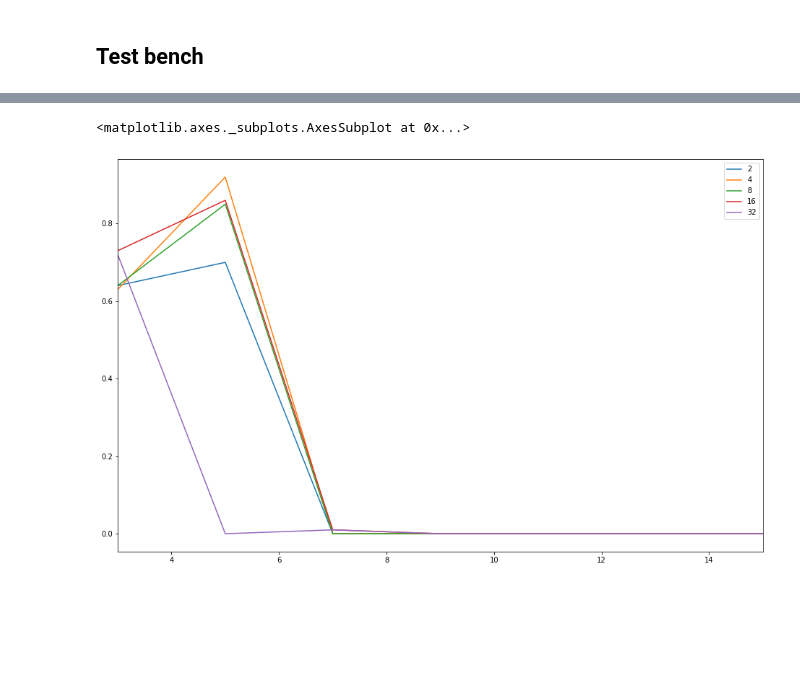
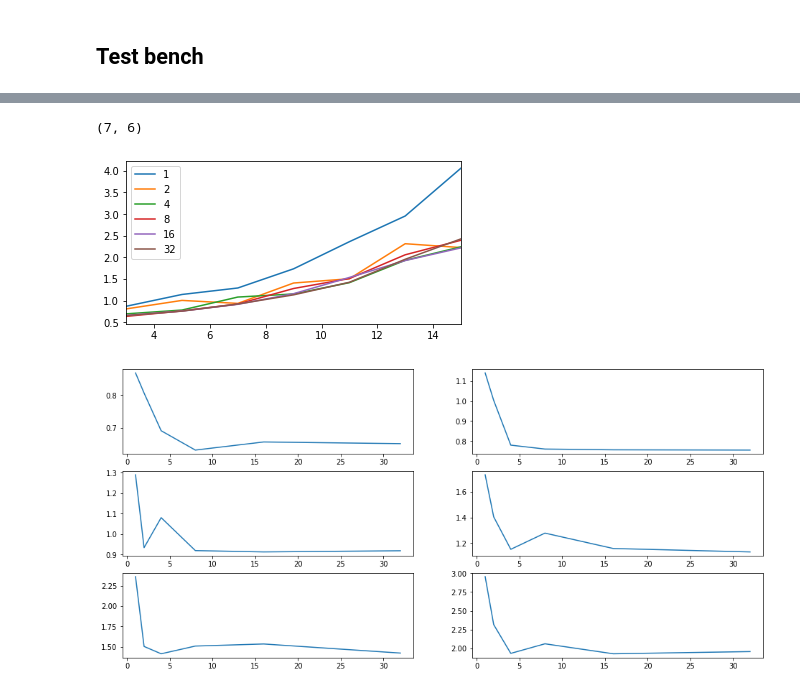
Before and after one commit to fstovarr/ParallelComputingLabs, a Jupyter notebook: Analysis.ipynb, the cells around one changed output, grey strips where cells are left out. Cells and saved outputs as stored; diff of their text form; code cells hidden in the pictures; blank space fills up the shorter version.

Commit message:
Graph added

```diff
--- a/Analysis.ipynb
+++ b/Analysis.ipynb
@@ -163,5 +185,6 @@ plt.show()
 # %%
 import pandas as pd
 
-data = pd.read_csv('out.out', sep=" ", header=None)
-data
+data = pd.read_csv('out2.out', sep=" ", header=None)
+threads = [1, 2, 4, 8, 16, 32]
+K = [3, 5, 7, 9, 11, 13, 15]
@@ -186,7 +191,8 @@ data
-# %%
-threads = [2, 4, 8, 16, 32]
-K = [3, 5, 7, 9, 11, 13, 15]
 # %%
 processed = pd.DataFrame(np.zeros((len(K), len(threads))), columns=threads, index=K)
-processed.iloc[1, 2] = 5
-data.shape[0]
+k = 0
+for i in range(len(K)):
+    for j in range(len(threads)):
+        if k < data.shape[0]:
+         processed.iloc[i, j] = data.iloc[k][0]
+        k += 1
@@ -213,5 +199,17 @@ processed
 # %%
-processed.plot(figsize=(16,10))
+processed.plot(figsize=(6,3))
+processed.shape
 # %% [output]
-<matplotlib.axes._subplots.AxesSubplot at 0x...>
+(7, 6)
-[figure, old version]
+[figure, new version]
+# %%
+fig = plt.figure(figsize=(16, 10))
+
+for i in range(processed.shape[1]):
+    #print(processed.iloc[1, i])
+    fig.add_subplot(4, 2, i + 1)
+    plt.plot(processed.iloc[i])
+
+plt.show()
+# %% [output]
+[figure, added]
```
Also changed, not shown: parts of 15 cells of this notebook, 19 other files.
